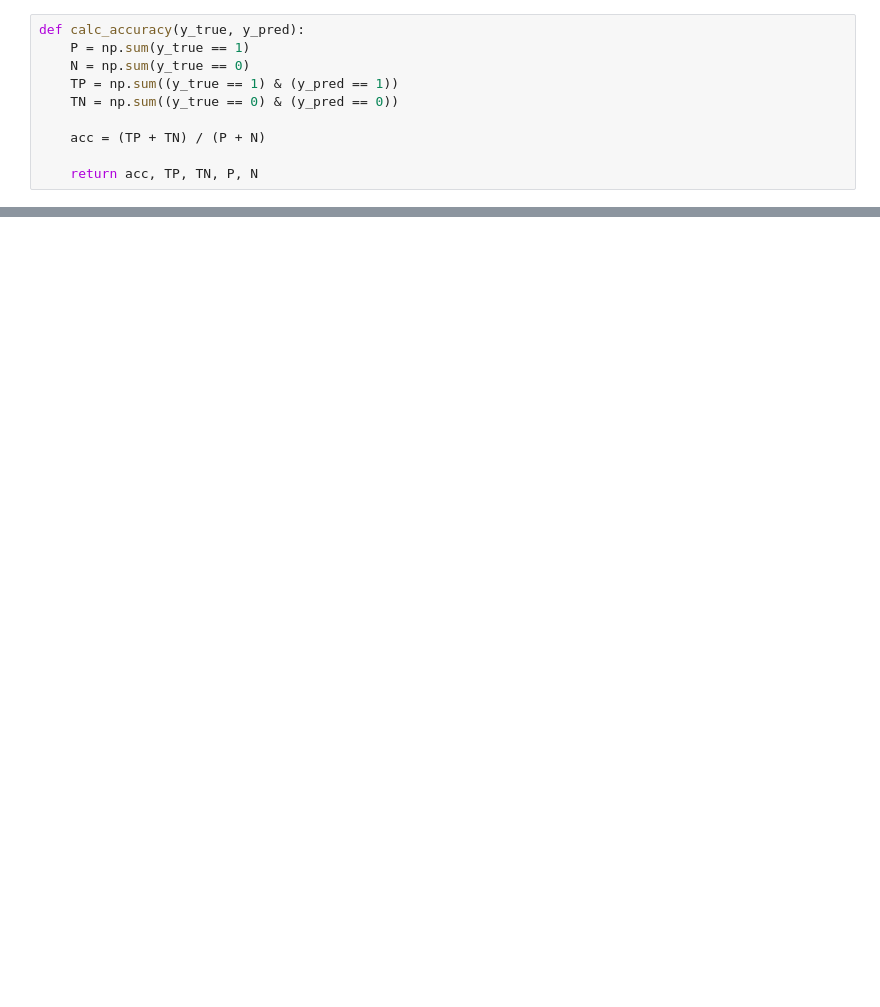
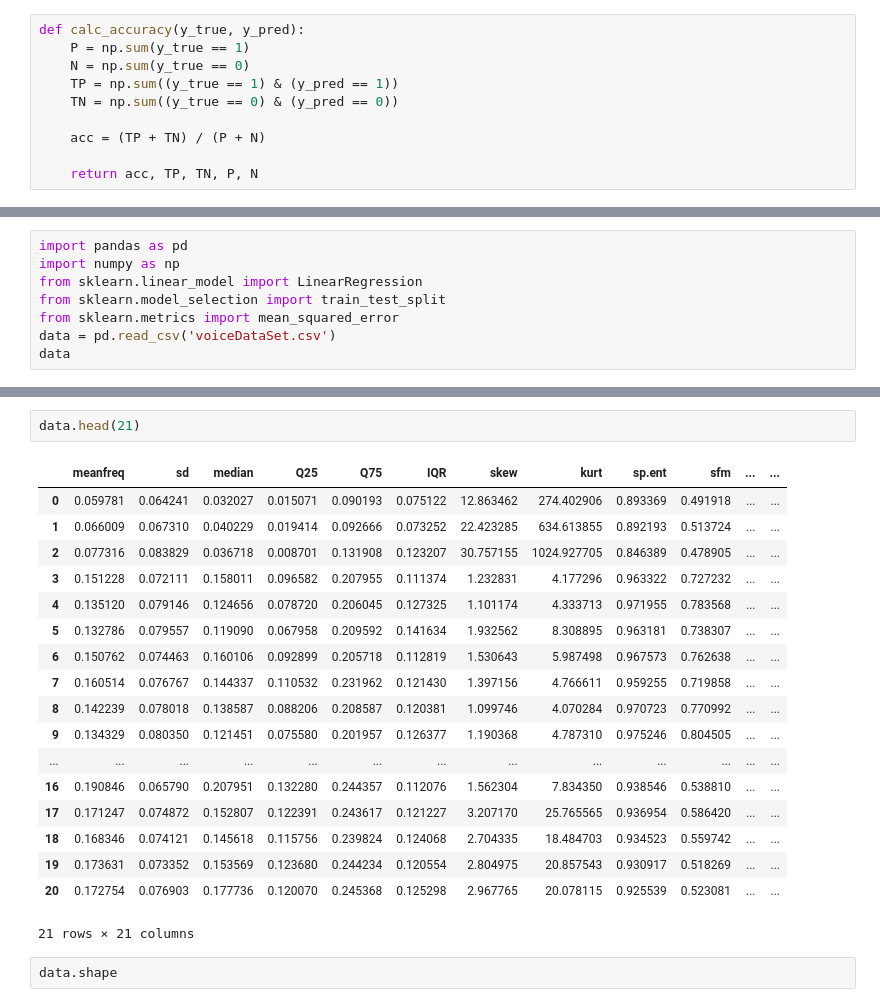
Before and after one commit to medinka01/Python, a Jupyter notebook: Валидация данных и оценка модели/Валидация данных и оценка модели.ipynb, the cells around one changed output, grey strips where cells are left out. Drawn from its saved outputs; the diff is of its cells as text; blank space fills up the shorter version.

```diff
--- a/Валидация данных и оценка модели/Валидация данных и оценка модели.ipynb
+++ b/Валидация данных и оценка модели/Валидация данных и оценка модели.ipynb
@@ -323,0 +481,8 @@ ValueError: Found input variables with inconsistent numbers of samples: [100, 15
+# %%
+import pandas as pd
+import numpy as np
+from sklearn.linear_model import LinearRegression
+from sklearn.model_selection import train_test_split
+from sklearn.metrics import mean_squared_error
+data = pd.read_csv('voiceDataSet.csv')
+data
@@ -323,0 +523,23 @@ ValueError: Found input variables with inconsistent numbers of samples: [100, 15
+# %%
+data.head(21)
+# %% [output]
+|  | meanfreq | sd | median | Q25 | Q75 | IQR | skew | kurt | sp.ent | sfm | ... | ... |
+| 0 | 0.059781 | 0.064241 | 0.032027 | 0.015071 | 0.090193 | 0.075122 | 12.863462 | 274.402906 | 0.893369 | 0.491918 | ... | ... |
+| 1 | 0.066009 | 0.067310 | 0.040229 | 0.019414 | 0.092666 | 0.073252 | 22.423285 | 634.613855 | 0.892193 | 0.513724 | ... | ... |
+| 2 | 0.077316 | 0.083829 | 0.036718 | 0.008701 | 0.131908 | 0.123207 | 30.757155 | 1024.927705 | 0.846389 | 0.478905 | ... | ... |
+| 3 | 0.151228 | 0.072111 | 0.158011 | 0.096582 | 0.207955 | 0.111374 | 1.232831 | 4.177296 | 0.963322 | 0.727232 | ... | ... |
+| 4 | 0.135120 | 0.079146 | 0.124656 | 0.078720 | 0.206045 | 0.127325 | 1.101174 | 4.333713 | 0.971955 | 0.783568 | ... | ... |
+| 5 | 0.132786 | 0.079557 | 0.119090 | 0.067958 | 0.209592 | 0.141634 | 1.932562 | 8.308895 | 0.963181 | 0.738307 | ... | ... |
+| 6 | 0.150762 | 0.074463 | 0.160106 | 0.092899 | 0.205718 | 0.112819 | 1.530643 | 5.987498 | 0.967573 | 0.762638 | ... | ... |
+| 7 | 0.160514 | 0.076767 | 0.144337 | 0.110532 | 0.231962 | 0.121430 | 1.397156 | 4.766611 | 0.959255 | 0.719858 | ... | ... |
+| 8 | 0.142239 | 0.078018 | 0.138587 | 0.088206 | 0.208587 | 0.120381 | 1.099746 | 4.070284 | 0.970723 | 0.770992 | ... | ... |
+| 9 | 0.134329 | 0.080350 | 0.121451 | 0.075580 | 0.201957 | 0.126377 | 1.190368 | 4.787310 | 0.975246 | 0.804505 | ... | ... |
+| ... | ... | ... | ... | ... | ... | ... | ... | ... | ... | ... | ... | ... |
+| 16 | 0.190846 | 0.065790 | 0.207951 | 0.132280 | 0.244357 | 0.112076 | 1.562304 | 7.834350 | 0.938546 | 0.538810 | ... | ... |
+| 17 | 0.171247 | 0.074872 | 0.152807 | 0.122391 | 0.243617 | 0.121227 | 3.207170 | 25.765565 | 0.936954 | 0.586420 | ... | ... |
+| 18 | 0.168346 | 0.074121 | 0.145618 | 0.115756 | 0.239824 | 0.124068 | 2.704335 | 18.484703 | 0.934523 | 0.559742 | ... | ... |
+| 19 | 0.173631 | 0.073352 | 0.153569 | 0.123680 | 0.244234 | 0.120554 | 2.804975 | 20.857543 | 0.930917 | 0.518269 | ... | ... |
+| 20 | 0.172754 | 0.076903 | 0.177736 | 0.120070 | 0.245368 | 0.125298 | 2.967765 | 20.078115 | 0.925539 | 0.523081 | ... | ... |
+21 rows × 21 columns
+# %% [raw]
+data.shape
```
Also changed, not shown: parts of 89 cells of this notebook, 6 other files.
